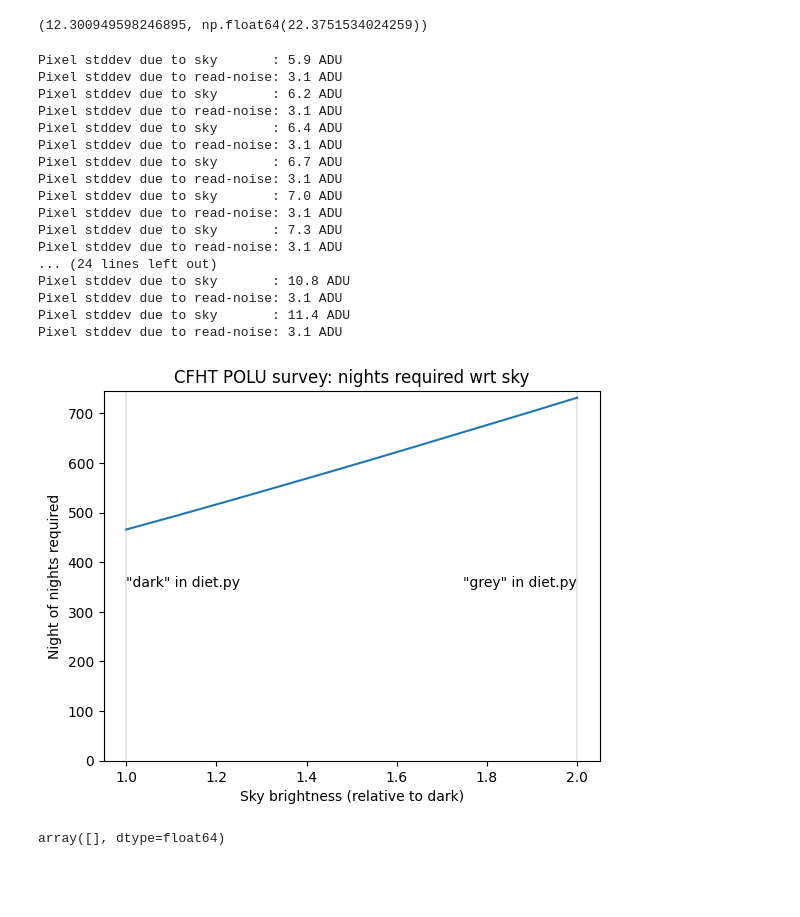
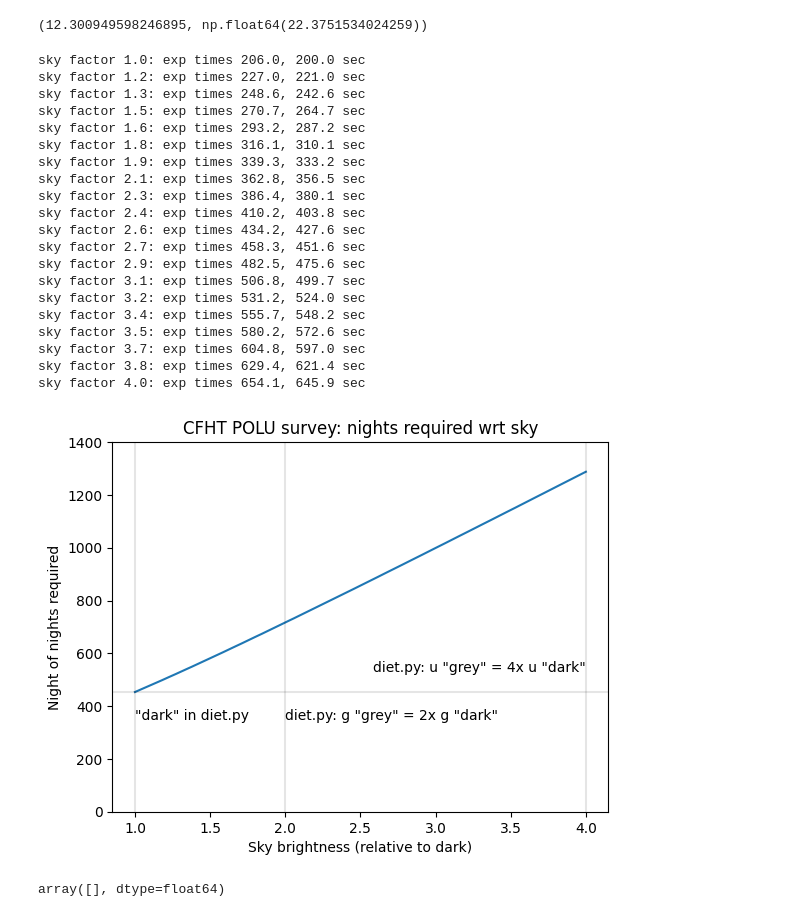
Before and after one commit to dstndstn/medium-band-surveys, a Jupyter notebook: cfis-stats.ipynb, the cells around one changed output. Drawn from its saved outputs; the diff is of its cells as text; code cells hidden in the pictures; blank space fills up the shorter version.

Commit message:
predict total number of nights required for POLU wrt seeing, sky

```diff
--- a/cfis-stats.ipynb
+++ b/cfis-stats.ipynb
@@ -310,7 +312,7 @@ hrs_per_night = 5.
 mb_nom_sky = dict([(mb, diet.dark_sky[mb]) for mb in ['mb1', 'mb2']])
 
 def exptime(filter, sky, seeing):
-    tt = diet.psfexptime(snr=5.0 / np.sqrt(n_splits),
+    tt = diet_approx.psfexptime(snr=5.0 / np.sqrt(n_splits),
                          mAB=mag,
                          fluxormag='mag',
                          am=airmass,
@@ -353,7 +350,7 @@ hrs_total
 # %%
 nom_nights = hrs_total / hrs_per_night
 # %%
-seeings = np.linspace(0.6, 1.2, 7)
+seeings = np.linspace(0.6, 1.6, 10)
 
 total_nights = []
 for seeing in seeings:
@@ -405,7 +384,7 @@ sky_per_arcsec, zpt - 2.5 * np.log10(sky_per_arcsec)
 # %% [output]
 (12.300949598246895, np.float64(22.3751534024259))
 # %%
-sky_factors = np.linspace(1, 2., 10)
+sky_factors = np.linspace(1, 4., 20)
 
 sky_total_nights = []
 for sky_f in sky_factors:
@@ -413,44 +392,49 @@ for sky_f in sky_factors:
     t_nom_mb1 = exptime(mb, sky_f * diet.dark_sky[mb], nom_seeing)
     mb = 'mb2'
     t_nom_mb2 = exptime(mb, sky_f * diet.dark_sky[mb], nom_seeing)
-
+    print('sky factor %.1f: exp times %.1f, %.1f sec' % (sky_f, t_nom_mb1, t_nom_mb2))
     sec_per_field = int((t_nom_mb1  + t_nom_mb2 + readout*2) * n_splits)
     hrs_total = (sec_per_field * n_sqdeg) / 3600.
     night_total = hrs_total / 5.
     sky_total_nights.append(night_total)
 # %% [output]
-Pixel stddev due to sky       : 5.9 ADU
-Pixel stddev due to read-noise: 3.1 ADU
-Pixel stddev due to sky       : 6.2 ADU
-Pixel stddev due to read-noise: 3.1 ADU
-Pixel stddev due to sky       : 6.4 ADU
-Pixel stddev due to read-noise: 3.1 ADU
-Pixel stddev due to sky       : 6.7 ADU
-Pixel stddev due to read-noise: 3.1 ADU
-Pixel stddev due to sky       : 7.0 ADU
-Pixel stddev due to read-noise: 3.1 ADU
-Pixel stddev due to sky       : 7.3 ADU
-Pixel stddev due to read-noise: 3.1 ADU
-... (24 lines left out)
-Pixel stddev due to sky       : 10.8 ADU
-Pixel stddev due to read-noise: 3.1 ADU
-Pixel stddev due to sky       : 11.4 ADU
-Pixel stddev due to read-noise: 3.1 ADU
+sky factor 1.0: exp times 206.0, 200.0 sec
+sky factor 1.2: exp times 227.0, 221.0 sec
+sky factor 1.3: exp times 248.6, 242.6 sec
+sky factor 1.5: exp times 270.7, 264.7 sec
+sky factor 1.6: exp times 293.2, 287.2 sec
+sky factor 1.8: exp times 316.1, 310.1 sec
+sky factor 1.9: exp times 339.3, 333.2 sec
+sky factor 2.1: exp times 362.8, 356.5 sec
+sky factor 2.3: exp times 386.4, 380.1 sec
+sky factor 2.4: exp times 410.2, 403.8 sec
+sky factor 2.6: exp times 434.2, 427.6 sec
+sky factor 2.7: exp times 458.3, 451.6 sec
+sky factor 2.9: exp times 482.5, 475.6 sec
+sky factor 3.1: exp times 506.8, 499.7 sec
+sky factor 3.2: exp times 531.2, 524.0 sec
+sky factor 3.4: exp times 555.7, 548.2 sec
+sky factor 3.5: exp times 580.2, 572.6 sec
+sky factor 3.7: exp times 604.8, 597.0 sec
+sky factor 3.8: exp times 629.4, 621.4 sec
+sky factor 4.0: exp times 654.1, 645.9 sec
 # %%
 plt.plot(sky_factors, sky_total_nights, '-');
 plt.xlabel('Sky brightness (relative to dark)')
 plt.ylabel('Night of nights required')
-#plt.axhline(nom_nights, color='k', alpha=0.1)
+plt.axhline(nom_nights, color='k', alpha=0.1)
 plt.axvline(1., color='k', alpha=0.1);
 plt.axvline(2., color='k', alpha=0.1);
-plt.text(2.0, 0.8*min(sky_total_nights), '"grey" in diet.py', ha='right', va='top');
-plt.text(1.0, 0.8*min(sky_total_nights), '"dark" in diet.py', ha='left', va='top');
+plt.axvline(4., color='k', alpha=0.1);
+plt.text(2.0, 0.8*min(sky_total_nights), 'diet.py: g "grey" = 2x g "dark"', ha='left', va='center');
+plt.text(4.0, 1.2*min(sky_total_nights), 'diet.py: u "grey" = 4x u "dark"', ha='right', va='center');
+plt.text(1.0, 0.8*min(sky_total_nights), '"dark" in diet.py', ha='left', va='center');
 yl,yh = plt.ylim()
-plt.ylim(0, yh)
+plt.ylim(0, 1400)
 plt.title('CFHT POLU survey: nights required wrt sky');
 plt.savefig('time-sky.png')
 # %% [output]
-[figure, old version]
+[figure, new version]
 # %%
 T.exptime_mb1 = np.zeros(len(T), np.float32)
 T.exptime_mb2 = np.zeros(len(T), np.float32)
```
Also changed, not shown: parts of 7 cells of this notebook, 1 other file.
